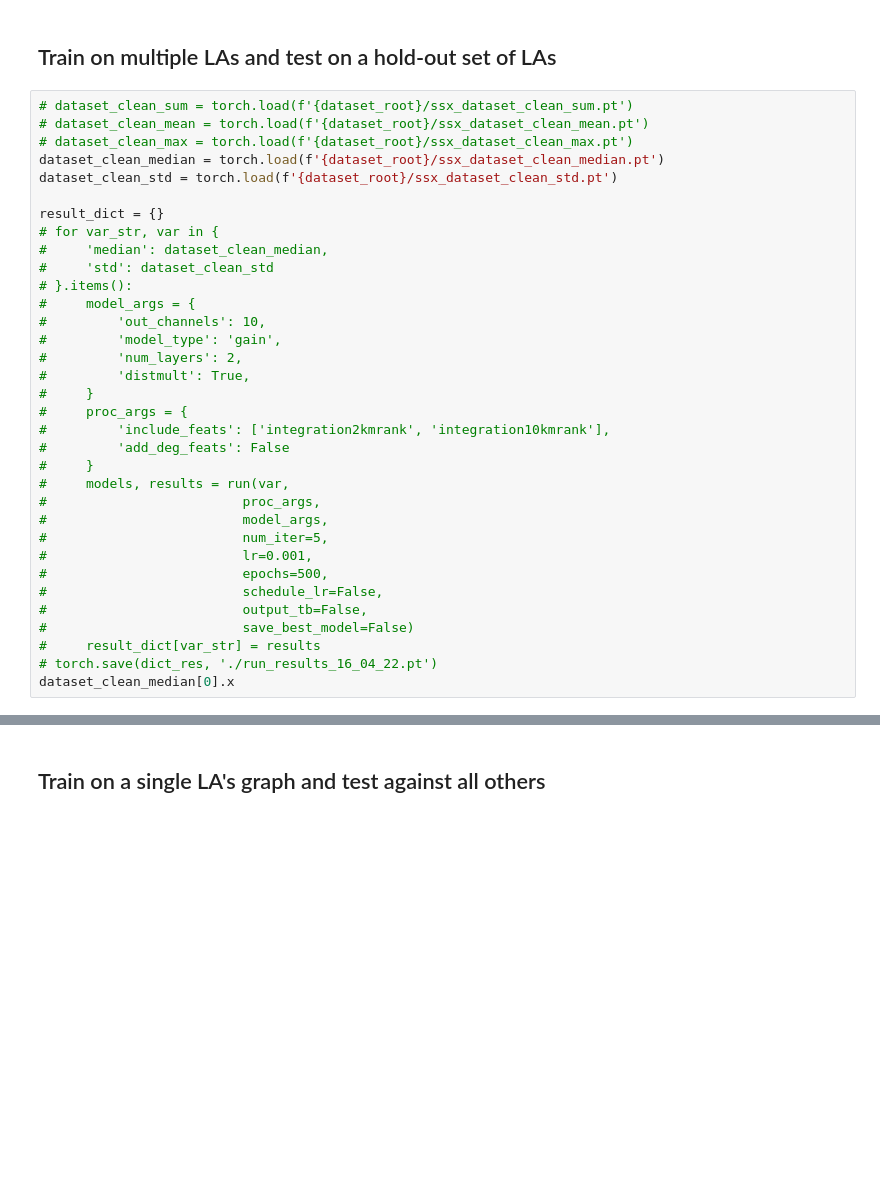
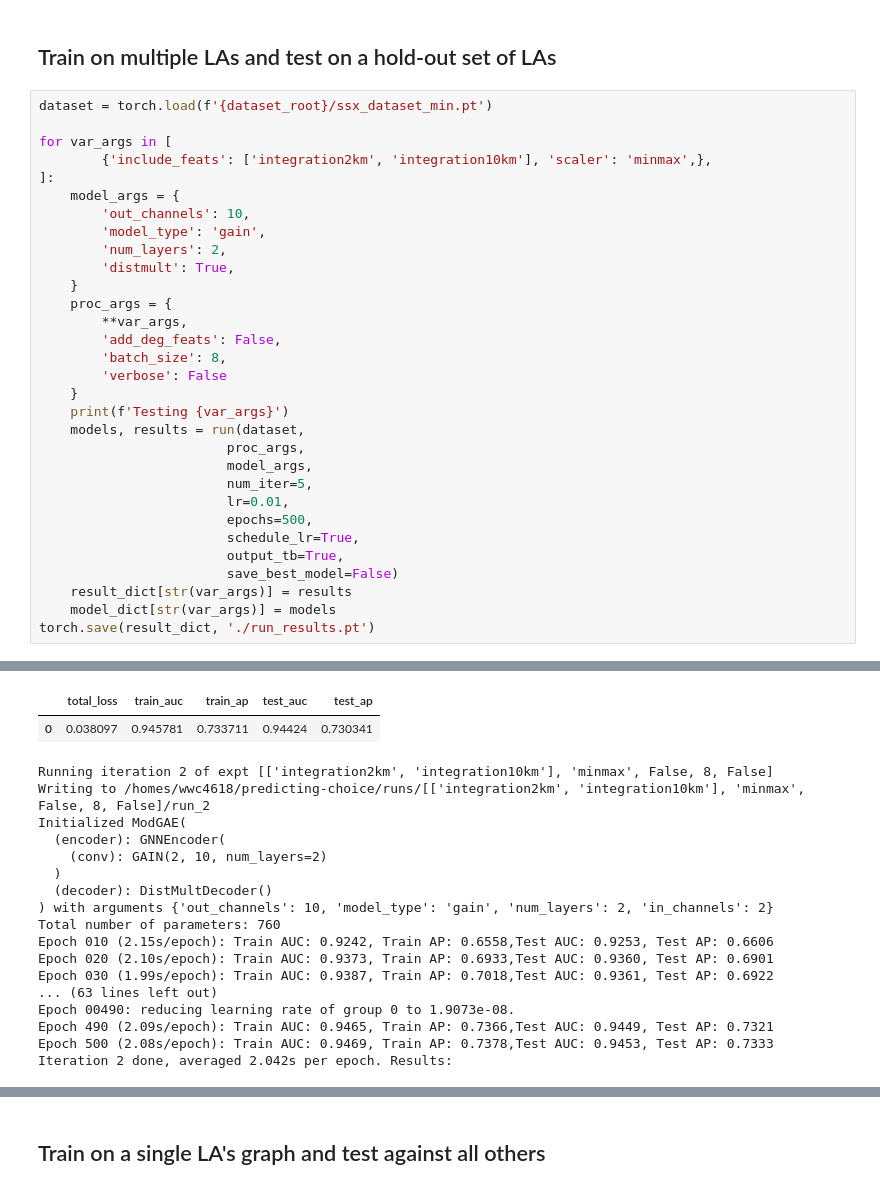
Before and after one commit to wilsoncwc/predicting-choice, a Jupyter notebook: predicting-roads.ipynb, the cells around one changed output, grey strips where cells are left out. Saved outputs shown, nothing was run; the diff lists cells and outputs as text; blank space fills up the shorter version.

```diff
--- a/predicting-roads.ipynb
+++ b/predicting-roads.ipynb
@@ -57,37 +60,34 @@ Tue Jun  7 14:17:13 2022
 # %% [markdown]
 ## Train on multiple LAs and test on a hold-out set of LAs
 # %%
-# dataset_clean_sum = torch.load(f'{dataset_root}/ssx_dataset_clean_sum.pt')
-# dataset_clean_mean = torch.load(f'{dataset_root}/ssx_dataset_clean_mean.pt')
-# dataset_clean_max = torch.load(f'{dataset_root}/ssx_dataset_clean_max.pt')
-dataset_clean_median = torch.load(f'{dataset_root}/ssx_dataset_clean_median.pt')
-dataset_clean_std = torch.load(f'{dataset_root}/ssx_dataset_clean_std.pt')
+dataset = torch.load(f'{dataset_root}/ssx_dataset_min.pt')
 
-result_dict = {}
-# for var_str, var in {
-#     'median': dataset_clean_median,
-#     'std': dataset_clean_std
-# }.items():
-#     model_args = {
-#         'out_channels': 10,
-#         'model_type': 'gain',
-#         'num_layers': 2,
-#         'distmult': True,
-#     }
-#     proc_args = {
-#         'include_feats': ['integration2kmrank', 'integration10kmrank'],
-#         'add_deg_feats': False
-#     }
-#     models, results = run(var,
-#                         proc_args,
-#                         model_args,
-#                         num_iter=5,
-#                         lr=0.001,
-#                         epochs=500,
-#                         schedule_lr=False,
-#                         output_tb=False,
-#                         save_best_model=False)
-#     result_dict[var_str] = results
-# torch.save(dict_res, './run_results_16_04_22.pt')
-dataset_clean_median[0].x
+for var_args in [
+        {'include_feats': ['integration2km', 'integration10km'], 'scaler': 'minmax',},
+]:
+    model_args = {
+        'out_channels': 10,
+        'model_type': 'gain',
+        'num_layers': 2,
+        'distmult': True,
+    }
+    proc_args = {
+        **var_args,
+        'add_deg_feats': False,
+        'batch_size': 8,
+        'verbose': False
+    }
+    print(f'Testing {var_args}')
+    models, results = run(dataset,
+                        proc_args,
+                        model_args,
+                        num_iter=5,
+                        lr=0.01,
+                        epochs=500,
+                        schedule_lr=True,
+                        output_tb=True,
+                        save_best_model=False)
+    result_dict[str(var_args)] = results
+    model_dict[str(var_args)] = models
+torch.save(result_dict, './run_results.pt')
 # %% [output]
@@ -106,0 +111,19 @@ tensor([[5.8421e+01, 3.3500e+02, 1.2000e+02,  ..., 2.5575e+00, 4.6289e+05,
+|  | total_loss | train_auc | train_ap | test_auc | test_ap |
+| 0 | 0.038097 | 0.945781 | 0.733711 | 0.94424 | 0.730341 |
+Running iteration 2 of expt [['integration2km', 'integration10km'], 'minmax', False, 8, False]
+Writing to /homes/wwc4618/predicting-choice/runs/[['integration2km', 'integration10km'], 'minmax', False, 8, False]/run_2
+Initialized ModGAE(
+  (encoder): GNNEncoder(
+    (conv): GAIN(2, 10, num_layers=2)
+  )
+  (decoder): DistMultDecoder()
+) with arguments {'out_channels': 10, 'model_type': 'gain', 'num_layers': 2, 'in_channels': 2}
+Total number of parameters: 760
+Epoch 010 (2.15s/epoch): Train AUC: 0.9242, Train AP: 0.6558,Test AUC: 0.9253, Test AP: 0.6606
+Epoch 020 (2.10s/epoch): Train AUC: 0.9373, Train AP: 0.6933,Test AUC: 0.9360, Test AP: 0.6901
+Epoch 030 (1.99s/epoch): Train AUC: 0.9387, Train AP: 0.7018,Test AUC: 0.9361, Test AP: 0.6922
+... (63 lines left out)
+Epoch 00490: reducing learning rate of group 0 to 1.9073e-08.
+Epoch 490 (2.09s/epoch): Train AUC: 0.9465, Train AP: 0.7366,Test AUC: 0.9449, Test AP: 0.7321
+Epoch 500 (2.08s/epoch): Train AUC: 0.9469, Train AP: 0.7378,Test AUC: 0.9453, Test AP: 0.7333
+Iteration 2 done, averaged 2.042s per epoch. Results:
```
Also changed, not shown: parts of 7 cells of this notebook, 16 other files.
